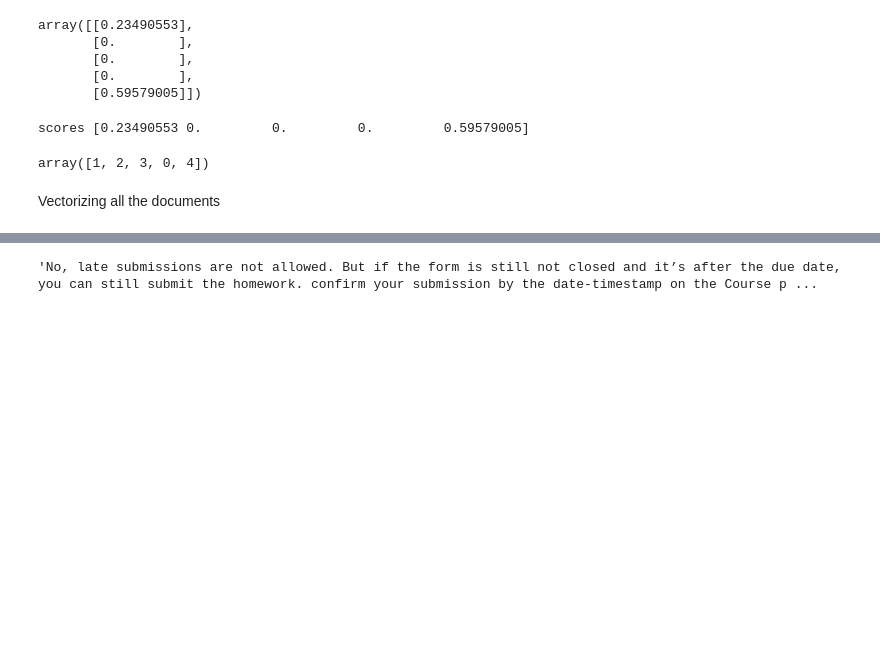
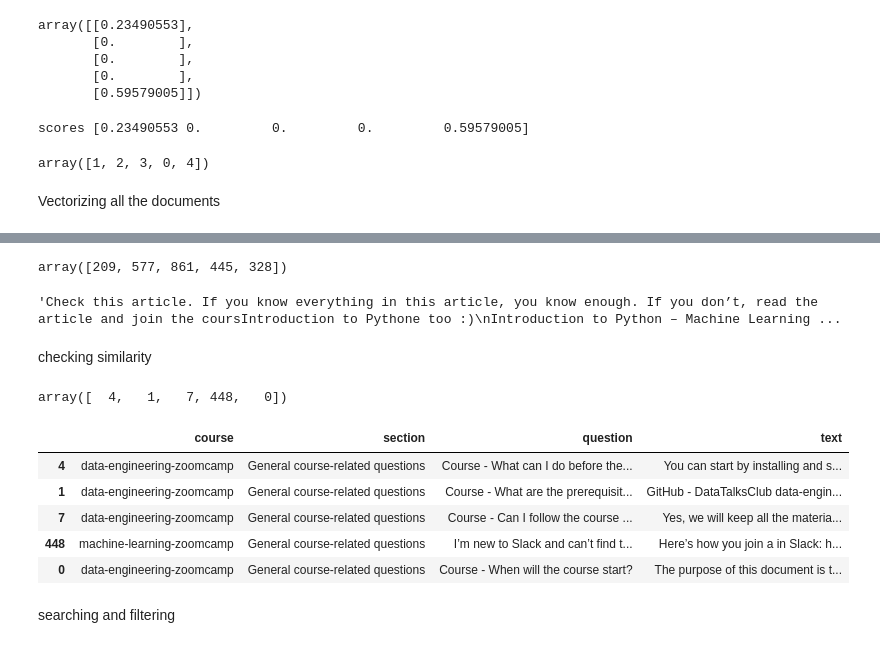
Before and after one commit to ellie-has/search-engine, a Jupyter notebook: notebook.ipynb, the cells around one changed output, grey strips where cells are left out. Saved outputs shown, nothing was run; the diff lists cells and outputs as text; code cells hidden in the pictures; blank space fills up the shorter version.

Commit message:
vector embeddings

```diff
--- a/Untitled.ipynb
+++ b/notebook.ipynb
@@ -168,11 +186,11 @@ array([1, 2, 3, 0, 4])
 Vectorizing all the documents
 # %%
 fields = ['section', 'question', 'text']
-transformers = {}
+transformers = {} #vectorizers
 matrices = {}
 
 for field in fields:
-    cv = TfidfVectorizer(stop_words='english', min_df=3)
+    cv = TfidfVectorizer(stop_words='english', min_df=5)
     X = cv.fit_transform(df[field])
 
     transformers[field] = cv
@@ -197,5 +204,5 @@ score = cosine_similarity(matrices['text'], q).flatten()
 # %%
-query = "Do I need to know python to sign up for the January course?"
+query = "Do I need to know SQL to sign up for the January course?"
 
 q = transformers['text'].transform([query])
 score = cosine_similarity(matrices['text'], q).flatten()
@@ -222,4 +209,40 @@ array([555, 537, 536, 535, 534, 533, 532, 531, 530, 529, 559, 558, 556,
+# %%
+# top 5 answers
+score_index = np.argsort(score)
+score_index[-5:]
+# %% [output]
+array([209, 577, 861, 445, 328])
 # %%
-df.iloc[15].text
+df.iloc[445].text
 # %% [output]
-'No, late submissions are not allowed. But if the form is still not closed and it’s after the due date, you can still submit the homework. confirm your submission by the date-timestamp on the Course p ...
+'Check this article. If you know everything in this article, you know enough. If you don’t, read the article and join the coursIntroduction to Pythone too :)\nIntroduction to Python – Machine Learning ...
+# %% [markdown]
+checking similarity
+# %%
+n = len(df)
+score = np.zeros(n)
+
+query = "I just singned up. Is it too late to join the course?"
+
+for f in fields:
+    q = transformers[f].transform([query])
+    X = matrices[f]
+
+    f_score = cosine_similarity(X, q).flatten()
+    score = score + f_score
+# %%
+score_index = np.argsort(score)[-5:]
+score_index
+# %% [output]
+array([  4,   1,   7, 448,   0])
+# %%
+df.iloc[score_index]
+# %% [output]
+|  | course | section | question | text |
+| 4 | data-engineering-zoomcamp | General course-related questions | Course - What can I do before the... | You can start by installing and s... |
+| 1 | data-engineering-zoomcamp | General course-related questions | Course - What are the prerequisit... | GitHub - DataTalksClub data-engin... |
+| 7 | data-engineering-zoomcamp | General course-related questions | Course - Can I follow the course ... | Yes, we will keep all the materia... |
+| 448 | machine-learning-zoomcamp | General course-related questions | I’m new to Slack and can’t find t... | Here’s how you join a in Slack: h... |
+| 0 | data-engineering-zoomcamp | General course-related questions | Course - When will the course start? | The purpose of this document is t... |
+# %% [markdown]
+searching and filtering
```
Also changed, not shown: parts of 10 cells of this notebook.
